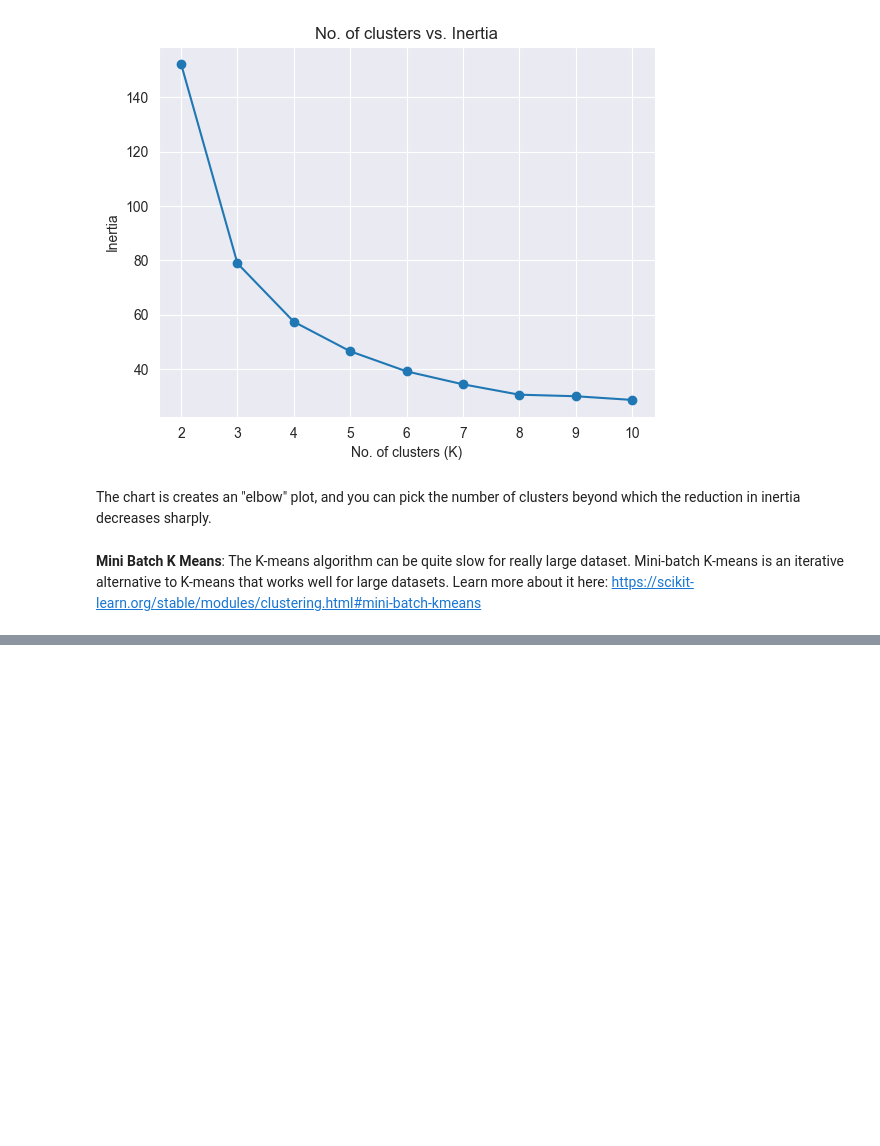
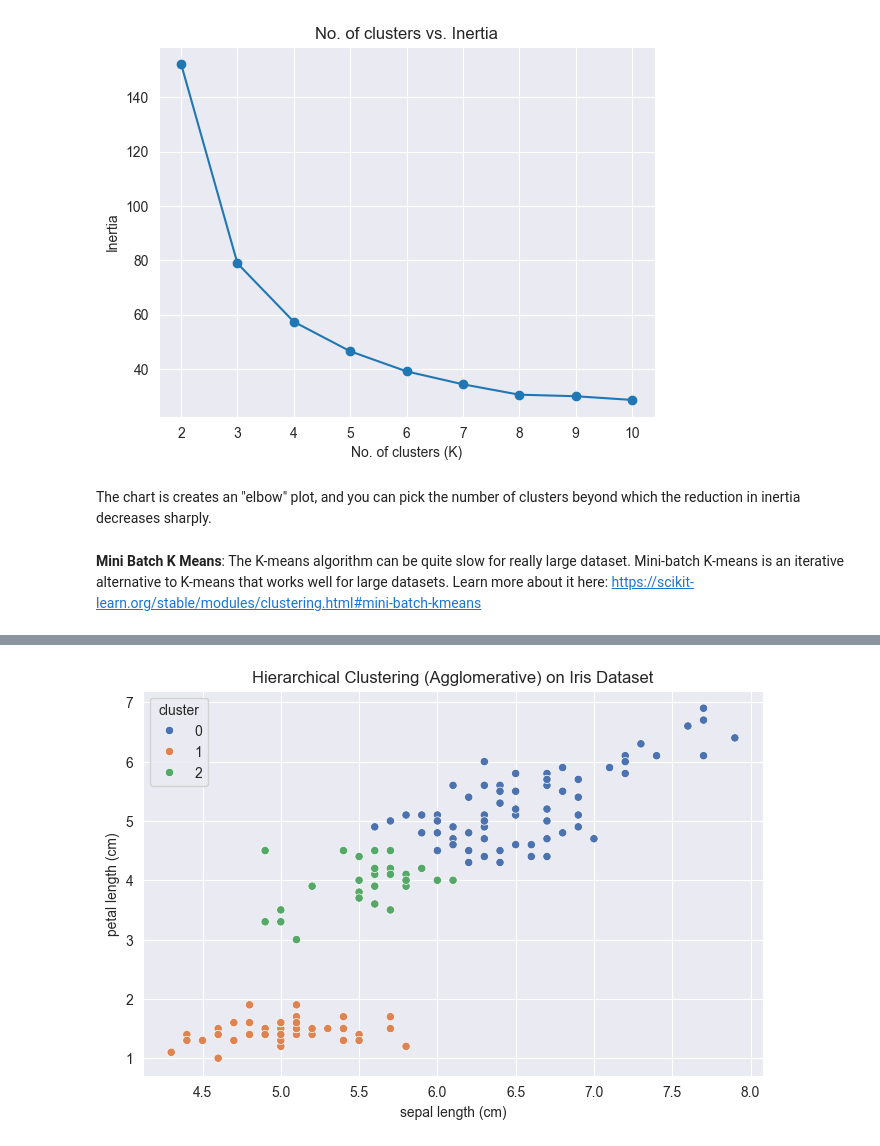
Before and after one commit to baldzhiyski/data-science-machine-learning-training, a Jupyter notebook: scikit-learn-course/unsupervised-learning/unsupervised-learning.ipynb, the cells around one changed output, grey strips where cells are left out. Drawn from its saved outputs; the diff is of its cells as text; code cells hidden in the pictures; blank space fills up the shorter version.

```diff
--- a/scikit-learn-course/unsupervised-learning/unsupervised-learning.ipynb
+++ b/scikit-learn-course/unsupervised-learning/unsupervised-learning.ipynb
@@ -113,0 +145,39 @@ The chart is creates an "elbow" plot, and you can pick the number of clusters be
+# %%
+from sklearn.datasets import load_iris
+from sklearn.cluster import AgglomerativeClustering
+import pandas as pd
+import seaborn as sns
+import matplotlib.pyplot as plt
+
+# Load Iris dataset
+iris = load_iris()
+df = pd.DataFrame(iris.data, columns=iris.feature_names)
+df["species"] = iris.target
+
+# Select features for clustering
+X = df[["sepal length (cm)", "petal length (cm)"]]
+
+# Hierarchical (Agglomerative) Clustering
+model = AgglomerativeClustering(
+    n_clusters=3,
+    linkage="ward"
+)
+
+labels = model.fit_predict(X)
+
+# Add cluster labels to dataframe
+df["cluster"] = labels
+
+# Plot the clusters
+plt.figure(figsize=(8, 5))
+sns.scatterplot(
+    data=df,
+    x="sepal length (cm)",
+    y="petal length (cm)",
+    hue="cluster",
+    palette="deep"
+)
+plt.title("Hierarchical Clustering (Agglomerative) on Iris Dataset")
+plt.show()
+# %% [output]
+[figure, added]
```
Also changed, not shown: parts of 5 cells of this notebook.
